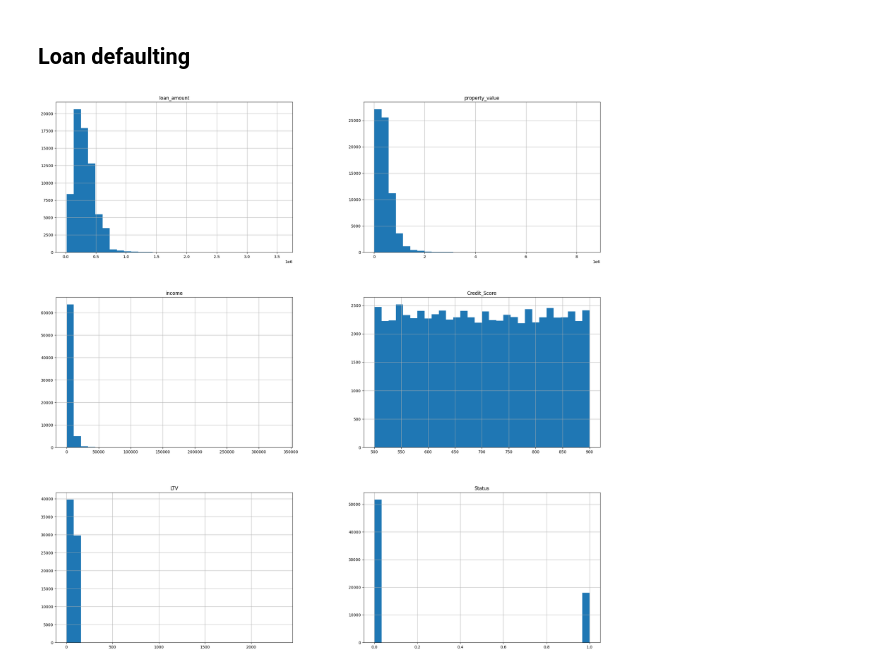
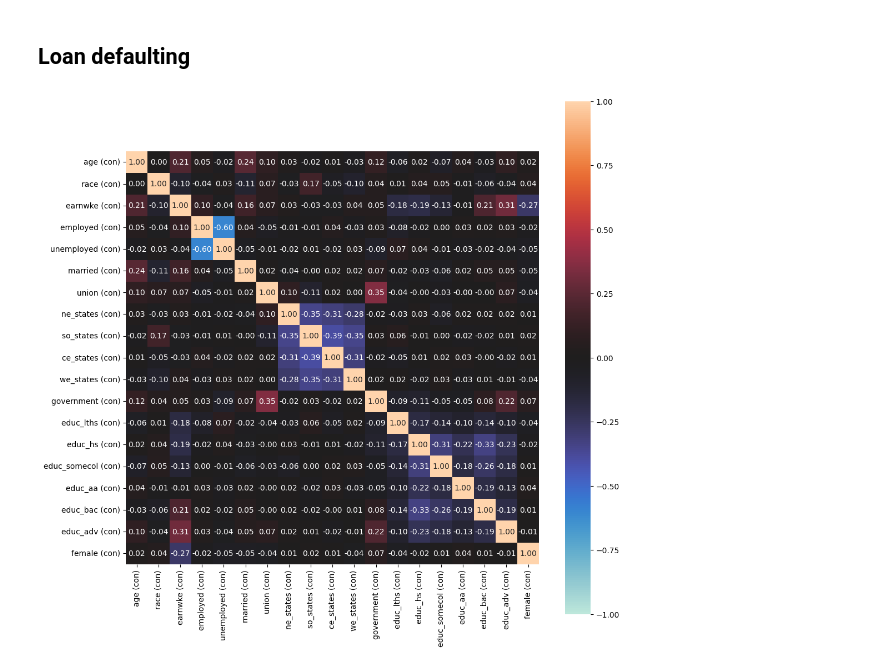
Before and after one commit to sebastianrohr/afae_assignment_2, a Jupyter notebook: exam/exam.ipynb, the cells around one changed output. Cells and saved outputs as stored; diff of their text form; code cells hidden in the pictures.

```diff
--- a/exam/exam.ipynb
+++ b/exam/exam.ipynb
@@ -500,36 +502,3 @@ Gender_Male0 : {'statistical_parity': 0.24691358024691357, 'equalized_odds': 0.1
 Gender_Male1 : {'statistical_parity': 0.3603174603174603, 'equalized_odds': 0.251942849782416, 'equalized_outcome': 0.49248747913188645}
 # %% [markdown]
 ## Loan defaulting
-# %%
-df_original = pd.read_csv('data/loan_default.csv')
-
-# Dataset from https://www.kaggle.com/datasets/yasserh/loan-default-dataset?datasetId=1897041&sortBy=voteCount,
-# Protected attribute is Gender
-# Object is status, 0 or 1 (default or not)
-
-# Drop all rows with nan
-df_loans = df_original.drop(['Region', 'Security_Type', 'dtir1', 'total_units', 'Secured_by',
-                             'term', 'open_credit', 'year', 'rate_of_interest', 'Interest_rate_spread',
-                             'Upfront_charges', 'loan_limit', 'construction_type',
-                             'co-applicant_credit_type', 'ID'], axis=1)
-
-# Drop all rows from column 'Gender' that have 'Sex Not Available'
-df_loans = df_loans[(df_loans['Gender'] != 'Sex Not Available')
-                    & (df_loans['Gender'] != 'Joint')]
-
-# Replace missing values with mode
-df_loans['approv_in_adv'].fillna(
-    df_loans['approv_in_adv'].mode()[0], inplace=True)
-df_loans['loan_purpose'].fillna(
-    df_loans['loan_purpose'].mode()[0], inplace=True)
-df_loans['Neg_ammortization'].fillna(
-    df_loans['Neg_ammortization'].mode()[0], inplace=True)
-df_loans['property_value'].fillna(
-    df_loans['property_value'].mode()[0], inplace=True)
-df_loans['income'].fillna(df_loans['income'].mode()[0], inplace=True)
-df_loans['LTV'].fillna(df_loans['LTV'].mode()[0], inplace=True)
-
-df_loans.hist(bins=30, figsize=(25, 25))
-plt.show()
-# %% [output]
-[figure, removed]
@@ -536,4 +517,11 @@ plt.show()
 # %%
 # get list of categorical columns
-num_cols = df_loans._get_numeric_data().columns
-cat_cols = list(set(df_loans.columns) - set(num_cols))
+num_cols = df_weekly_earn._get_numeric_data().columns
+cat_cols = list(set(df_weekly_earn.columns) - set(num_cols))
+
+#df_female_work_corr = df_weekly_earn[["female", 'race', 'earnwke']]
+
+dython.nominal.associations(
+    df_weekly_earn, nominal_columns=cat_cols, mark_columns=True, figsize=(12, 12));
+# %% [output]
+[figure, added]
```
Also changed, not shown: parts of 43 cells of this notebook.
